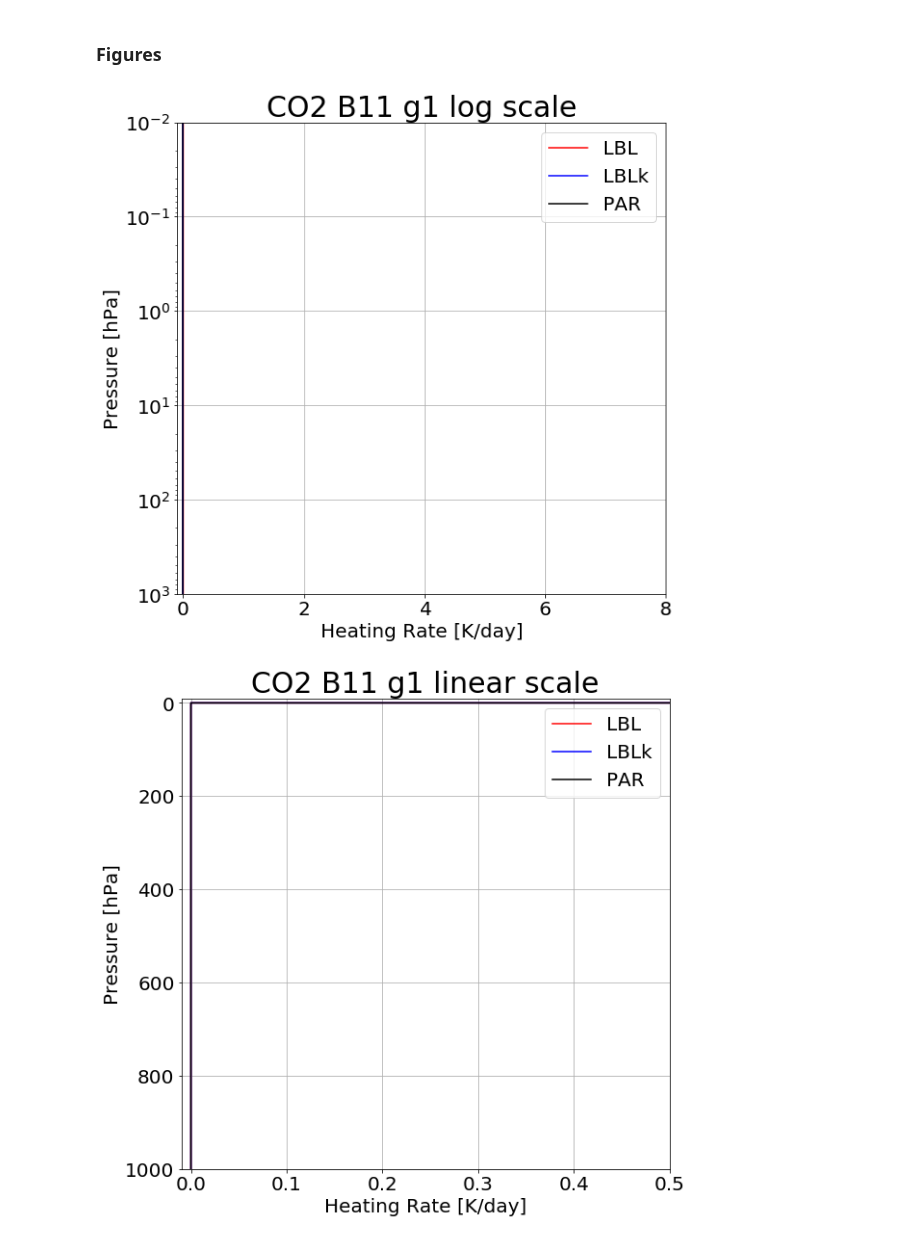
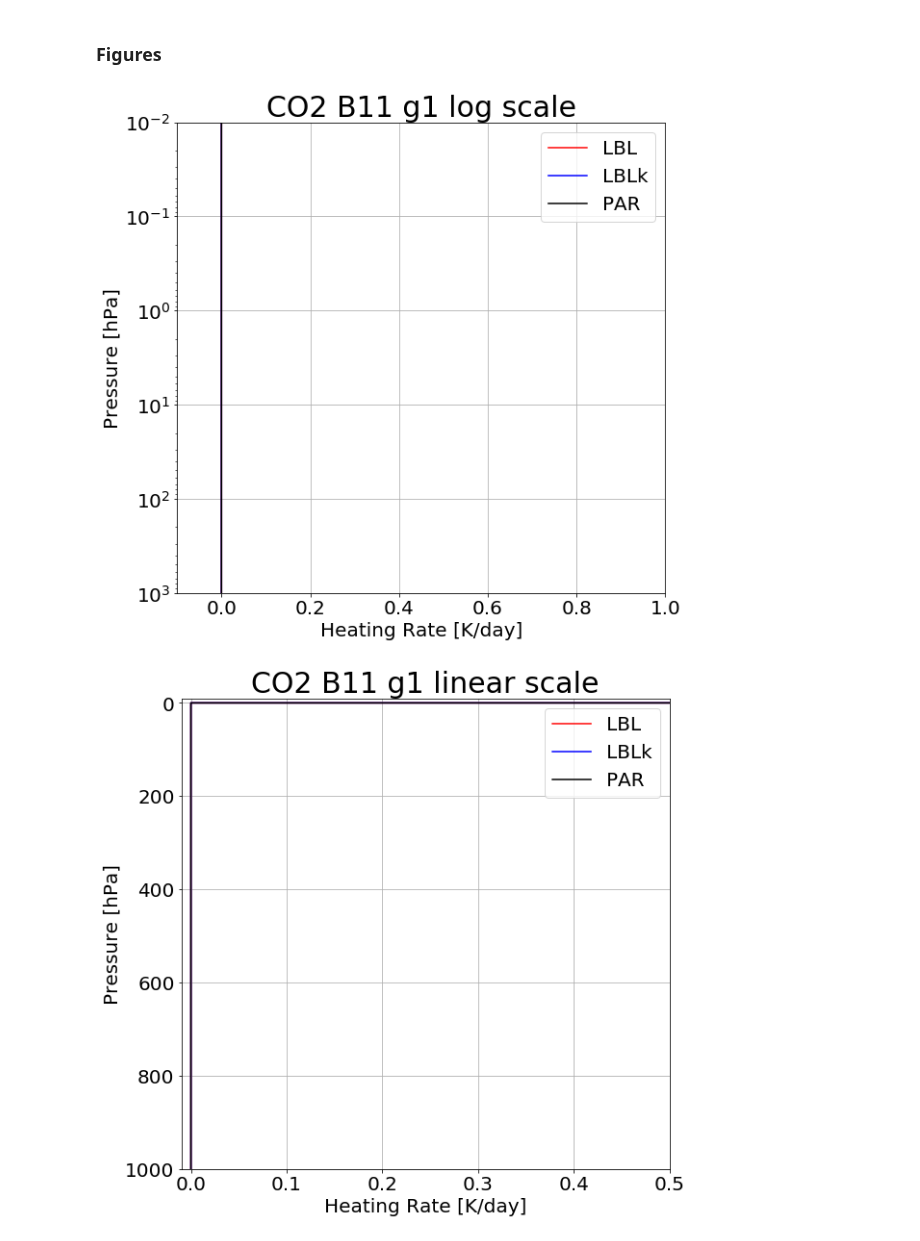
Before and after one commit to kimbuyo/Radiation_SW, a Jupyter notebook: Param/CO2/B11/190213_Result/CO2x2/CO2_B11_cosz1.0_saw75_x2_result.ipynb, the cells around one changed output. Cells and saved outputs as stored; diff of their text form; code cells hidden in the pictures.

```diff
--- a/Param/CO2/B11/190213_Result/CO2x2/CO2_B11_cosz1.0_saw75_x2_result.ipynb
+++ b/Param/CO2/B11/190213_Result/CO2x2/CO2_B11_cosz1.0_saw75_x2_result.ipynb
@@ -73,33 +73,33 @@ Download: CO2_B11_cosz1.0_saw75_x2_flux.csv
 # %%
 htr = pd.read_table(path+'new_ng10_all.htr',header=None,sep="\s+",keep_default_na=False,
                     names=['hPa','LBL_g1','LBLk_g1','PAR_g1','LBL_g2','LBLk_g2','PAR_g2','LBL_g3','LBLk_g3','PAR_g3',
                           'LBL_g4','LBLk_g4','PAR_g4','LBL_g5','LBLk_g5','PAR_g5','LBL_g6','LBLk_g6','PAR_g6',
                           'LBL_g7','LBLk_g7','PAR_g7','LBL_g8','LBLk_g8','PAR_g8',
                           'LBL_g9','LBLk_g9','PAR_g9','LBL_g10','LBLk_g10','PAR_g10',
                           'LBL_tot','LBLk_tot','PAR_tot','LBLk - LBL','PAR - LBL'])
 
 params = {'figure.figsize': (20,9),'legend.fontsize': 20,'axes.labelsize': 20,'axes.titlesize': 30,'xtick.labelsize': 20,'ytick.labelsize': 20}
 plt.rcParams.update(params)
 
-max1 = 8
+max1 = 1
 max2 = 0.5
 
 # log scale
 plt.subplot(1,2,1)
 plt.axis([-0.1,max1,1000,0.01])
 plt.grid()
 plt.title('CO2 B11 g1 log scale')
 plt.ylabel('Pressure [hPa]')
 plt.xlabel('Heating Rate [K/day]')
 plt.yscale('log')
 plt.plot(htr['LBL_g1'],htr['hPa'],label='LBL',color='red')
 plt.plot(htr['LBLk_g1'],htr['hPa'],label='LBLk',color='blue')
 plt.plot(htr['PAR_g1'],htr['hPa'],label='PAR',color='black')
 plt.legend()
 
 plt.show()
 # %% [output]
-[figure, old version]
+[figure, new version]
 # %%
 # linear scale
 plt.subplot(1,2,2)
```
Also changed, not shown: parts of 10 cells of this notebook.
